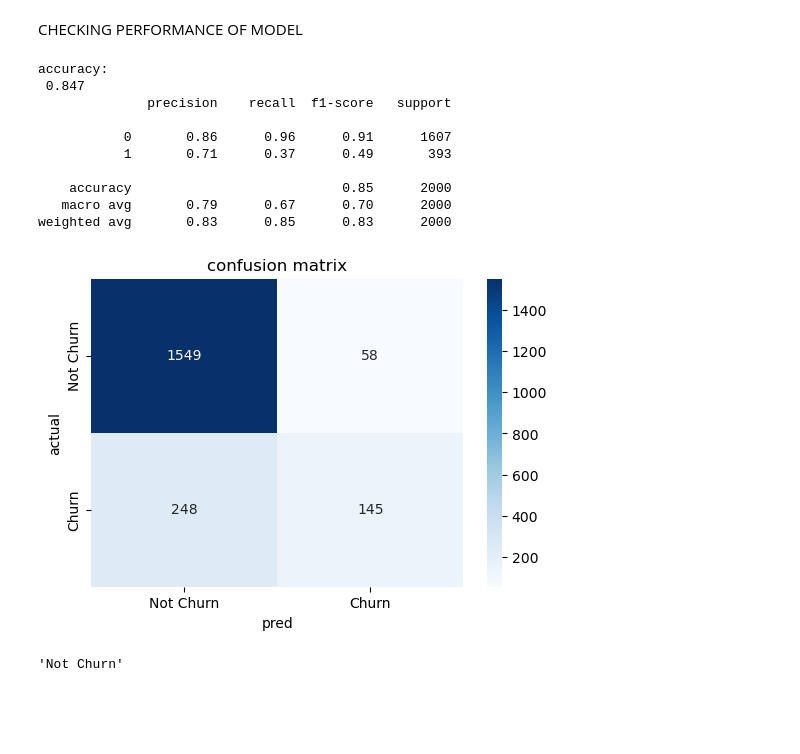
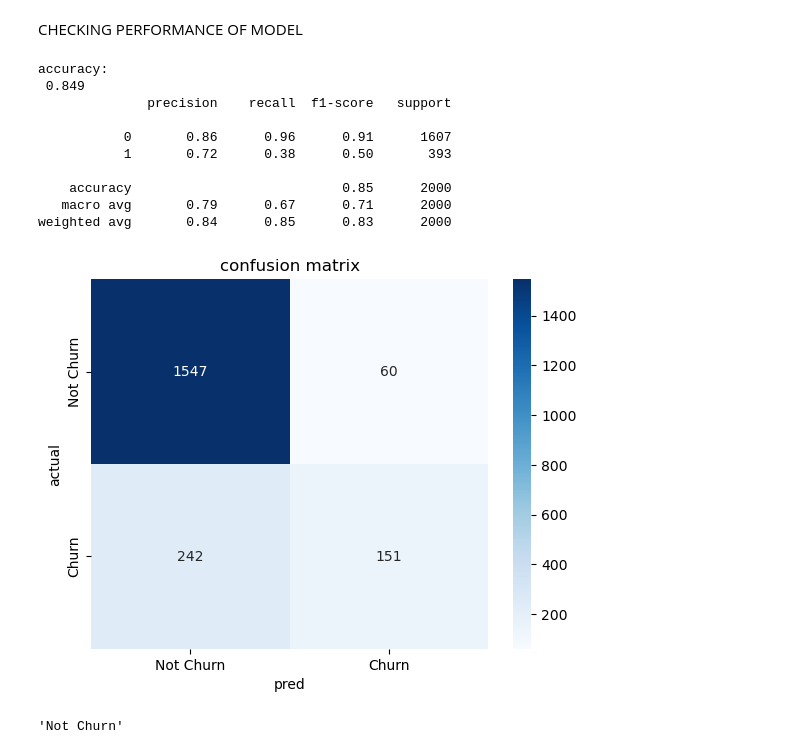
Before and after one commit to Akhandbhadouria/customer-churn-ml-project, a Jupyter notebook: KNN.ipynb, the cells around one changed output. Cells and saved outputs as stored; diff of their text form; code cells hidden in the pictures; blank space fills up the shorter version.

```diff
--- a/KNN.ipynb
+++ b/KNN.ipynb
@@ -2,15 +2,12 @@
 import pandas as pd
 from sklearn.model_selection import train_test_split
 from sklearn.preprocessing import StandardScaler,LabelEncoder
-
-from sklearn.metrics import accuracy_score,  confusion_matrix
-from sklearn.preprocessing import StandardScaler
 from sklearn.metrics import accuracy_score, classification_report, confusion_matrix
 from sklearn.neighbors import KNeighborsClassifier
 import matplotlib.pyplot as plt
 import seaborn as sns
 
-df = pd.read_csv("/Users/lambardaar/Desktop/STUDY/python/CA/Bank_Churn.csv")
+df = pd.read_csv("/Users/lambardaar/Desktop/skill-practice-lab/python/CA/Bank_Churn.csv")
 df=df.drop(['CustomerId', 'Surname'],axis=1)
 # %% [markdown]
 ENCODING
@@ -30,6 +27,8 @@ df.head()
 # %% [markdown]
 FEATURE SELECTION , SCALING , SPLITING
 # %%
+df['Balance']=df['Balance'].replace(0,df['Balance'].mean())
+
 X=df.drop('Exited',axis=1)
 y=df['Exited']
 
@@ -54,36 +53,37 @@ plt.plot(range(1,20),scores)
 # %% [markdown]
 TRAINING AND PREDECTION
 # %%
-knn=KNeighborsClassifier(n_neighbors=11)
+knn=KNeighborsClassifier(n_neighbors=9)
 knn.fit(X_train,y_train)
 y_pred=knn.predict(X_test)
 # %% [markdown]
 CHECKING PERFORMANCE OF MODEL
 # %%
 print("\naccuracy: \n",accuracy_score(y_test, y_pred))
+
 print(classification_report(y_test, y_pred))
+
 cm = confusion_matrix(y_test, y_pred)
 
-plt.figure(figsize=(6,4))
 sns.heatmap(cm, annot=True, fmt="d", cmap="Blues",
             xticklabels=['Not Churn', 'Churn'],
             yticklabels=['Not Churn', 'Churn'])
 plt.xlabel("pred")
 plt.ylabel("actual")
 plt.title("confusion matrix")
 plt.show()
 # %% [output]
 accuracy:
- 0.847
+ 0.849
               precision    recall  f1-score   support
 
            0       0.86      0.96      0.91      1607
-           1       0.71      0.37      0.49       393
+           1       0.72      0.38      0.50       393
 
     accuracy                           0.85      2000
-   macro avg       0.79      0.67      0.70      2000
-weighted avg       0.83      0.85      0.83      2000
+   macro avg       0.79      0.67      0.71      2000
+weighted avg       0.84      0.85      0.83      2000
-[figure, old version]
+[figure, new version]
 # %%
 def predict_user(credit_score, geography, gender, age, tenure, balance,
                  num_products, has_card, is_active, salary):
```
Also changed, not shown: parts of 1 cell of this notebook, 7 other files.
